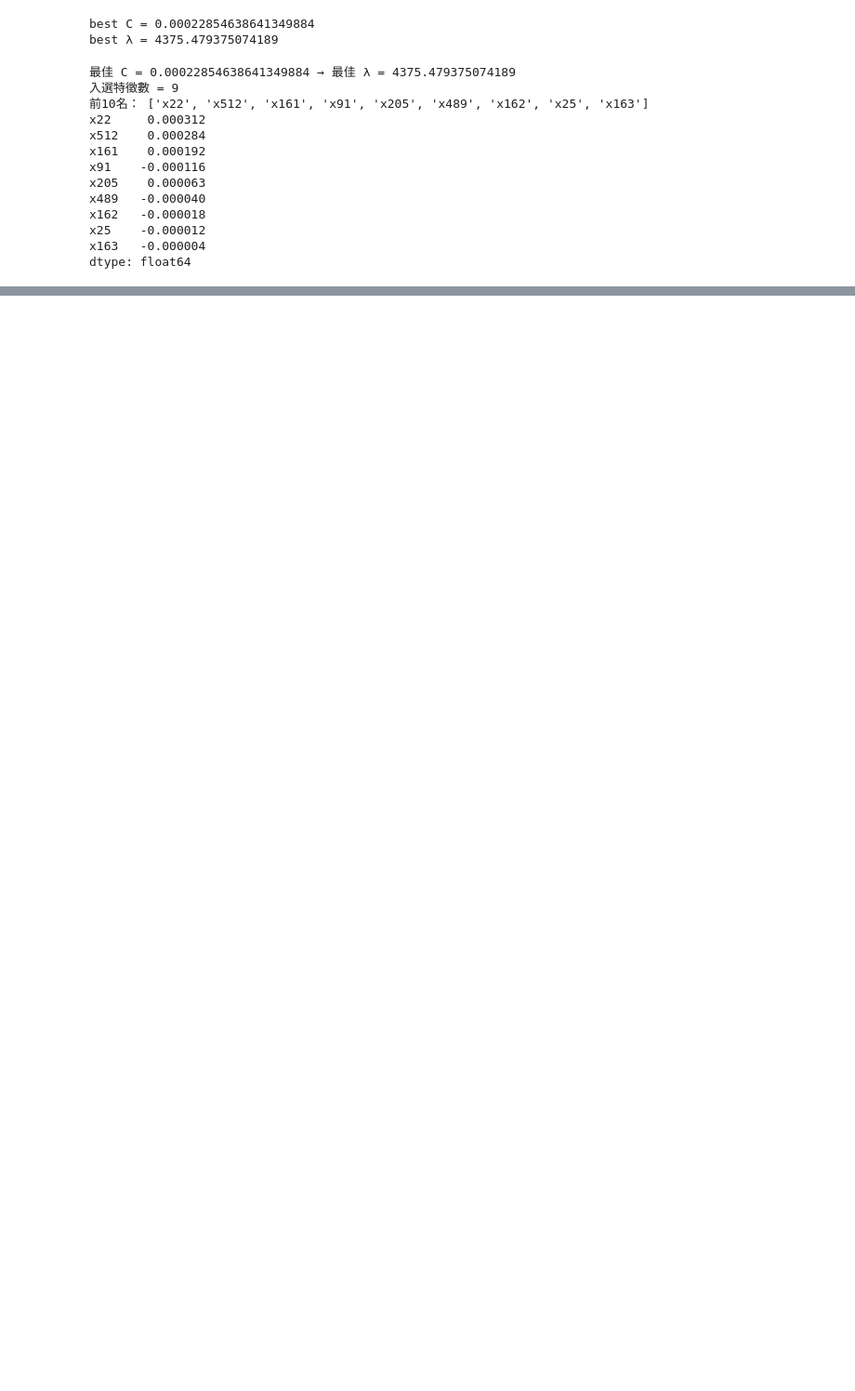
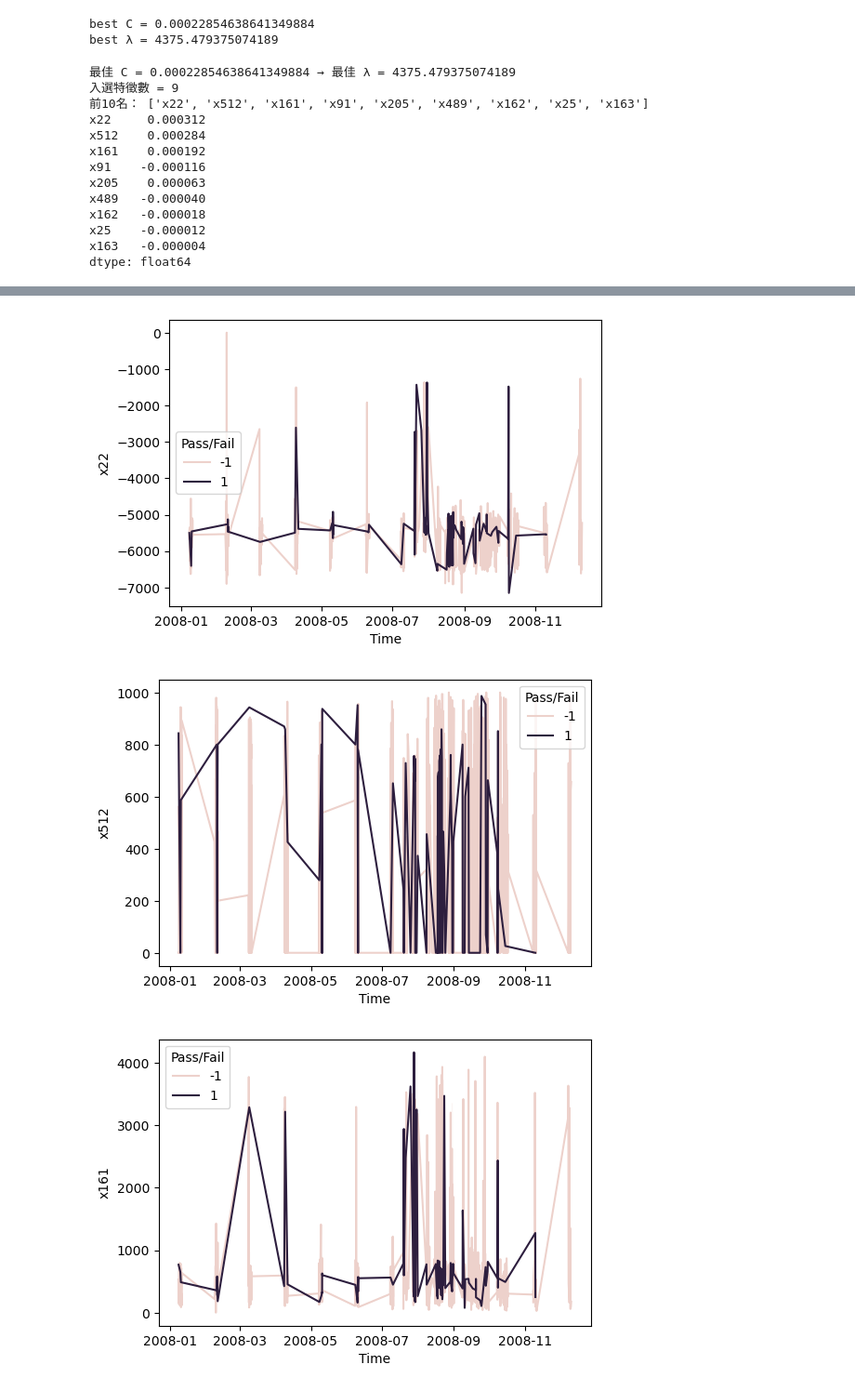
Before and after one commit to JackHuang0125/WHAT_I_DID, a Jupyter notebook: 0 Meeting/0_PAPER_0911.ipynb, the cells around one changed output, grey strips where cells are left out. Shown at 93% size. Cells and saved outputs as stored; diff of their text form; code cells hidden in the pictures; blank space fills up the shorter version.

```diff
--- a/0 Meeting/0_PAPER_0911.ipynb
+++ b/0 Meeting/0_PAPER_0911.ipynb
@@ -377,0 +282,13 @@ GM =  27.99 %
+# %%
+subX['Time'] = pd.to_datetime(subX['Time'])
+
+features = ['x22', 'x512', 'x161', 'x91', 'x205', 'x489', 'x162', 'x25', 'x163']
+
+for col in features:
+    plt.figure(figsize=(6,4))
+    sns.lineplot(x='Time', y=col, data=subX, hue='Pass/Fail')
+    plt.show()
+# %% [output]
+[figure, added]
+[figure, added]
+[figure, added]
```
Also changed, not shown: parts of 16 cells of this notebook.
